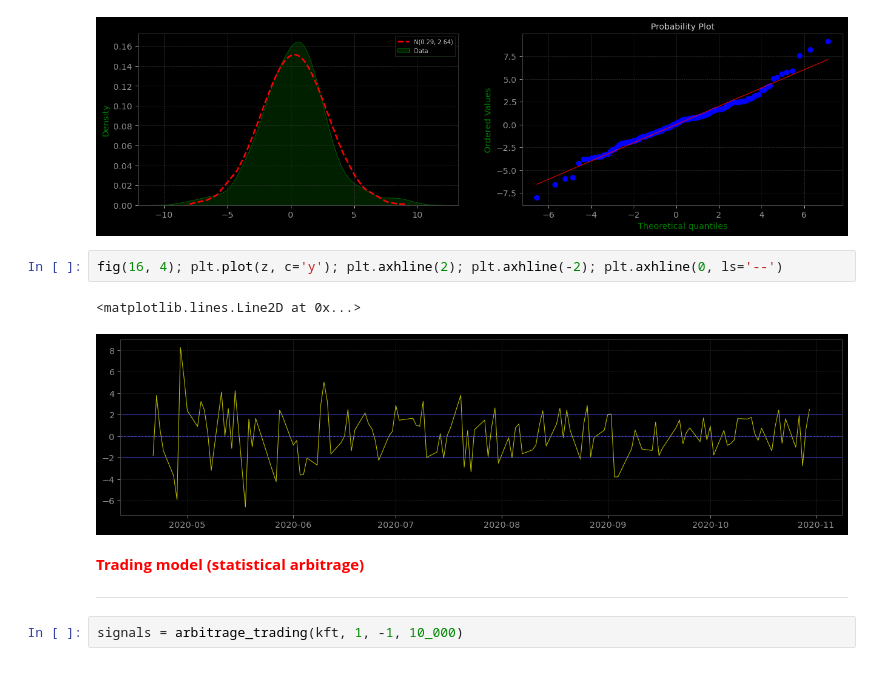
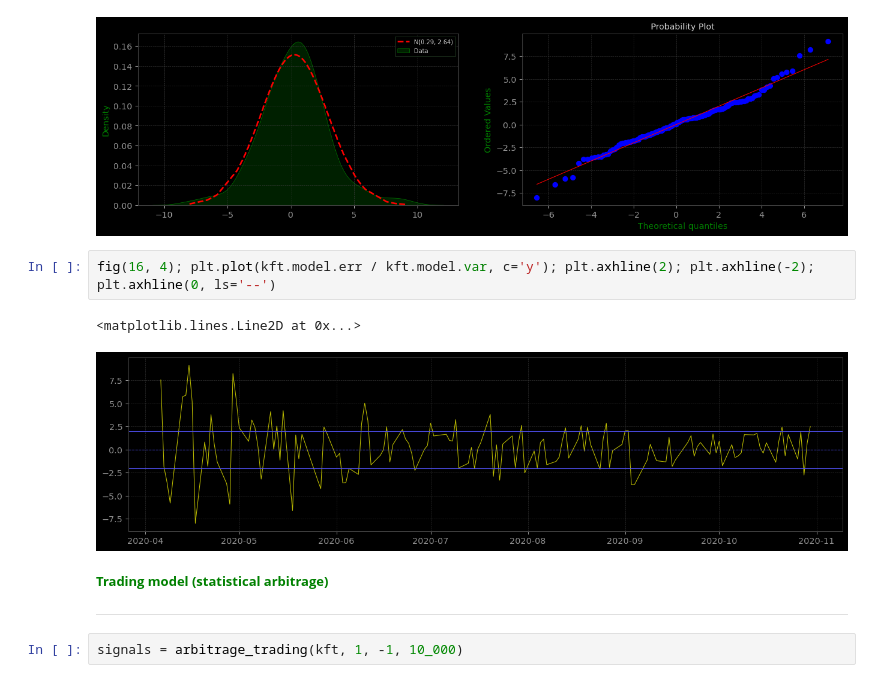
Before and after one commit to dmarienko/QuantTradingResearch, a Jupyter notebook: models/2. Russel Index Tracking.ipynb, the cells around one changed output. Cells and saved outputs as stored; diff of their text form.

```diff
--- a/models/2. Russel Index Tracking.ipynb
+++ b/models/2. Russel Index Tracking.ipynb
@@ -304,12 +297,12 @@ fig(16, 4); cmp_to_norm(kft.model.err / kft.model.var)
 # %% [output]
 [figure]
 # %%
-fig(16, 4); plt.plot(z, c='y'); plt.axhline(2); plt.axhline(-2); plt.axhline(0, ls='--')
+fig(16, 4); plt.plot(kft.model.err / kft.model.var, c='y'); plt.axhline(2); plt.axhline(-2); plt.axhline(0, ls='--')
 # %% [output]
 <matplotlib.lines.Line2D at 0x...>
-[figure, old version]
+[figure, new version]
 # %% [markdown]
-<font color='red'> <b> Trading model (statistical arbitrage) </b> </font>
+<font color='green' size=2> <b> Trading model (statistical arbitrage) </b> </font>
 <hr/>
 # %%
 signals = arbitrage_trading(kft, 1, -1, 10_000)
```
Also changed, not shown: parts of 3 cells of this notebook.
